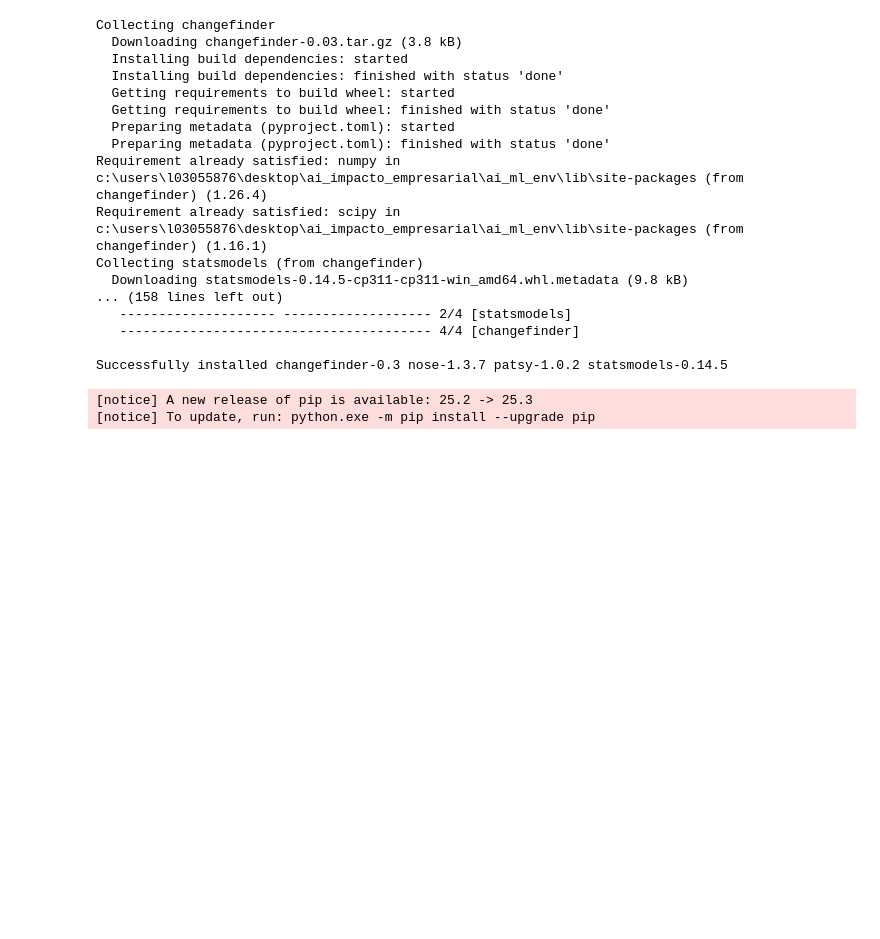
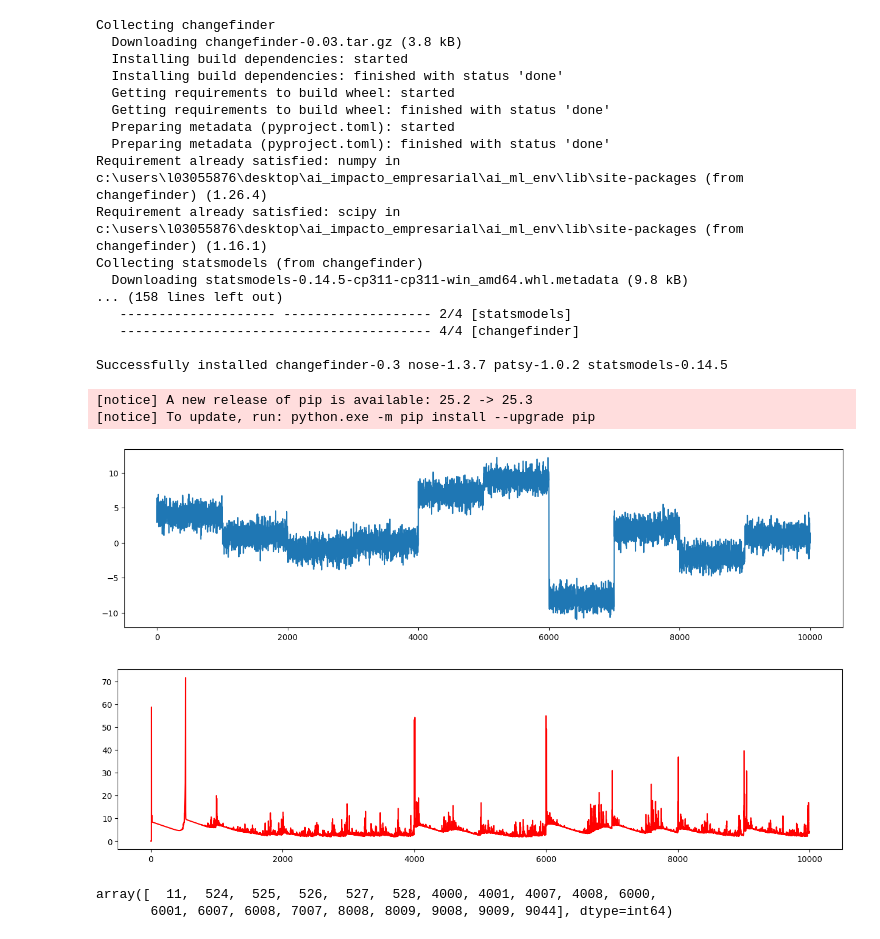
Before and after one commit to LuisLozanoM/AI_impacto_empresarial, a Jupyter notebook: change_point_detection.ipynb, the cells around one changed output. Drawn from its saved outputs; the diff is of its cells as text; code cells hidden in the pictures; blank space fills up the shorter version.

Commit message:
Update change point detection notebook with additional analysis

```diff
--- a/change_point_detection.ipynb
+++ b/change_point_detection.ipynb
@@ -91,3 +91,31 @@ Collecting statsmodels (from changefinder)
 Successfully installed changefinder-0.3 nose-1.3.7 patsy-1.0.2 statsmodels-0.14.5
 [notice] A new release of pip is available: 25.2 -> 25.3
 [notice] To update, run: python.exe -m pip install --upgrade pip
+# %%
+import changefinder
+
+def findChangePoints(ts, r, order, smooth):
+    '''
+    r: Discounting rate
+    order: AR model order
+    smooth: smoothing window size T
+    '''
+    cf = changefinder.ChangeFinder(r=r, order=order, smooth=smooth)
+    ts_score = [cf.update(p) for p in ts]
+    plt.figure(figsize=(16,4))
+    plt.plot(ts)
+    plt.figure(figsize=(16,4))
+    plt.plot(ts_score, color="red")
+    return(ts_score)
+
+ts_score1 = findChangePoints(ts1, r=0.01, order=3, smooth=5)
+# %% [output]
+[figure, added]
+[figure, added]
+# %%
+ts_change_loc1 = pd.Series(ts_score1).nlargest(20)
+ts_change_loc1 = ts_change_loc1.index
+np.sort(ts_change_loc1)
+# %% [output]
+array([  11,  524,  525,  526,  527,  528, 4000, 4001, 4007, 4008, 6000,
+       6001, 6007, 6008, 7007, 8008, 8009, 9008, 9009, 9044], dtype=int64)
```
Also changed, not shown: parts of 5 cells of this notebook.
